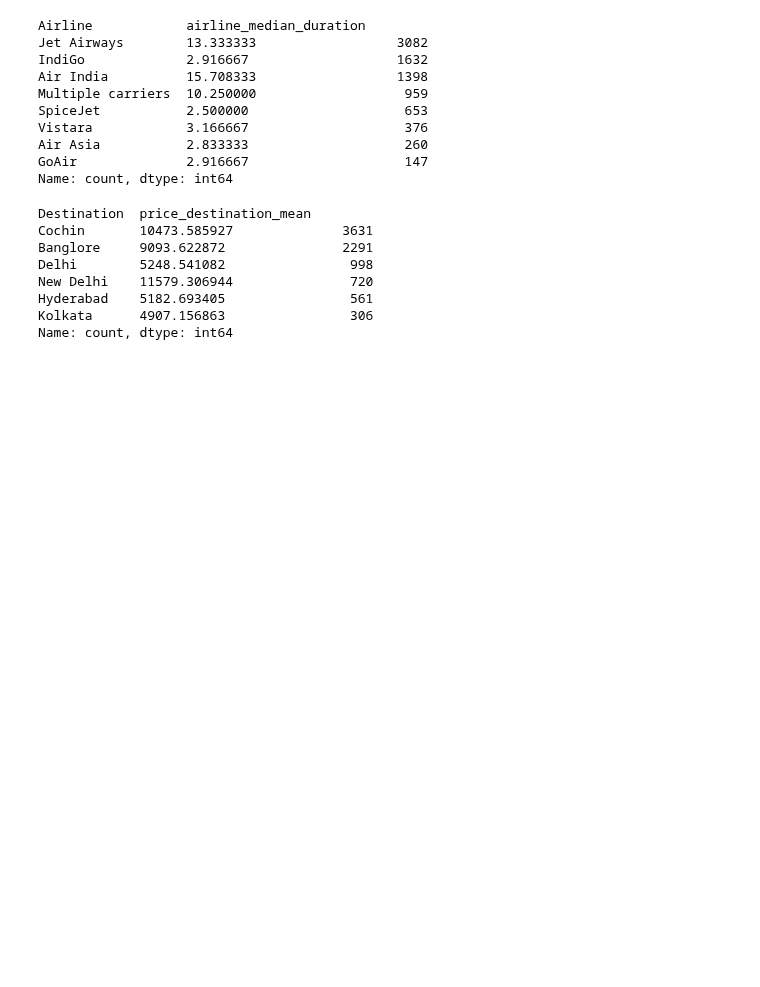
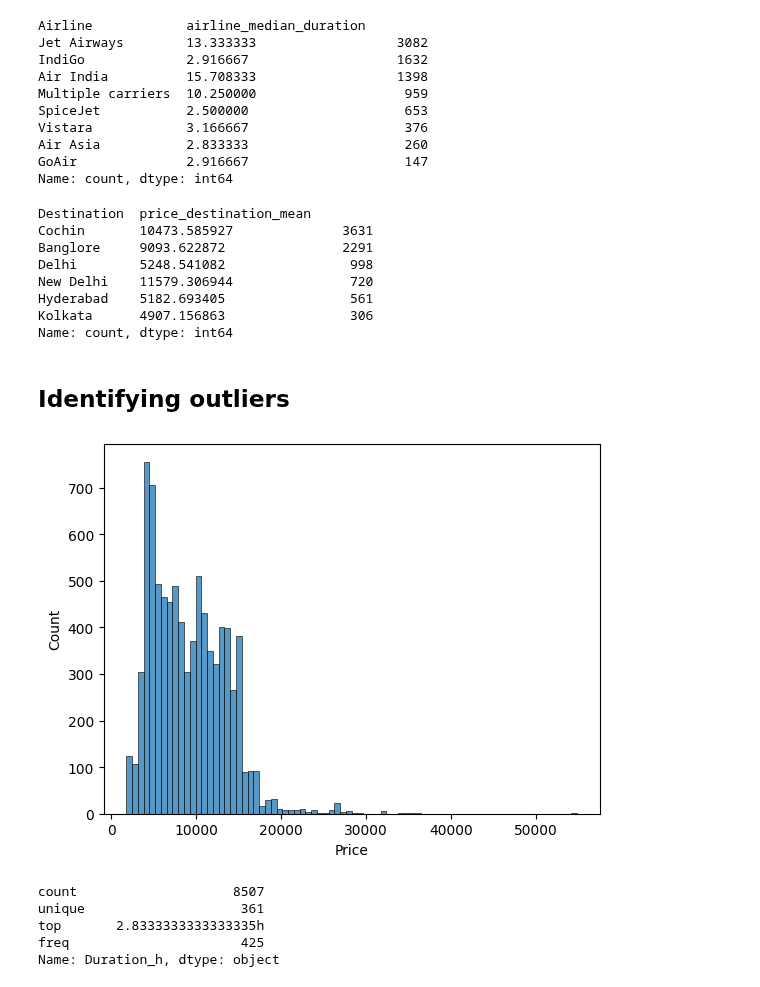
Before and after one commit to MichaelSzczepaniak/DataCamp, a Jupyter notebook: Tracks/Associate Data Scientist/14 Exploratory Data Analysis in Python/EDA_in_Python.ipynb, the cells around one changed output. Saved outputs shown, nothing was run; the diff lists cells and outputs as text; code cells hidden in the pictures; blank space fills up the shorter version.

Commit message:
add examples of handling outliers

```diff
--- a/Tracks/Associate Data Scientist/14 Exploratory Data Analysis in Python/EDA_in_Python.ipynb
+++ b/Tracks/Associate Data Scientist/14 Exploratory Data Analysis in Python/EDA_in_Python.ipynb
@@ -1078,3 +1078,20 @@ New Delhi    11579.306944               720
 Hyderabad    5182.693405                561
 Kolkata      4907.156863                306
 Name: count, dtype: int64
+# %% [markdown]
+## Identifying outliers
+# %%
+# Plot a histogram of flight prices
+sns.histplot(data=df_planes_cleaned, x="Price")
+plt.show()
+# %% [output]
+[figure, added]
+# %%
+# Display descriptive statistics for flight duration
+df_planes_cleaned["Duration_h"].describe()
+# %% [output]
+count                    8507
+unique                    361
+top       2.8333333333333335h
+freq                      425
+Name: Duration_h, dtype: object
```
Also changed, not shown: parts of 4 cells of this notebook.
